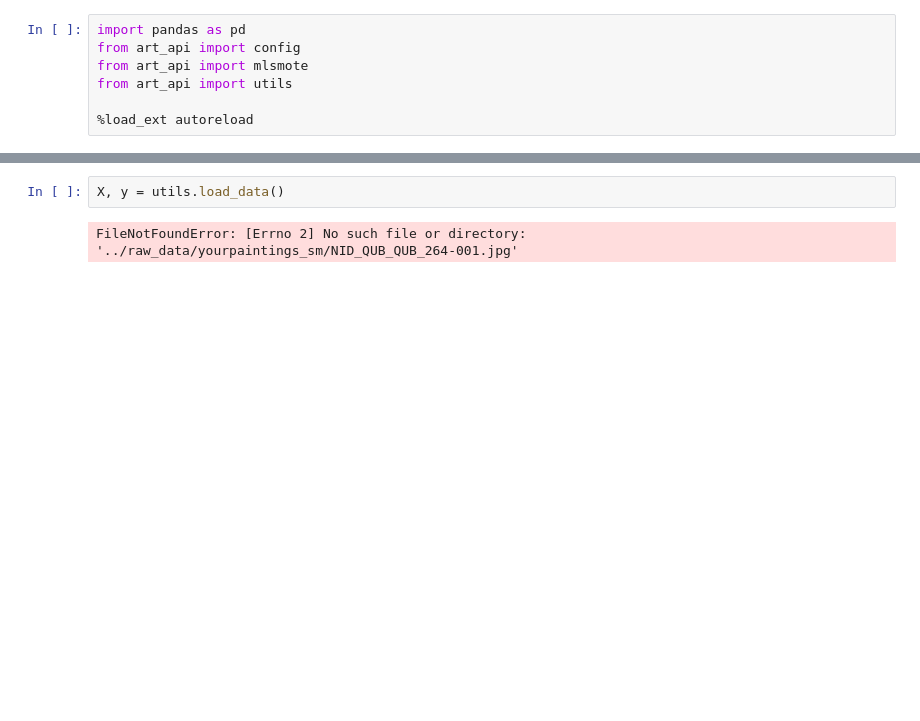
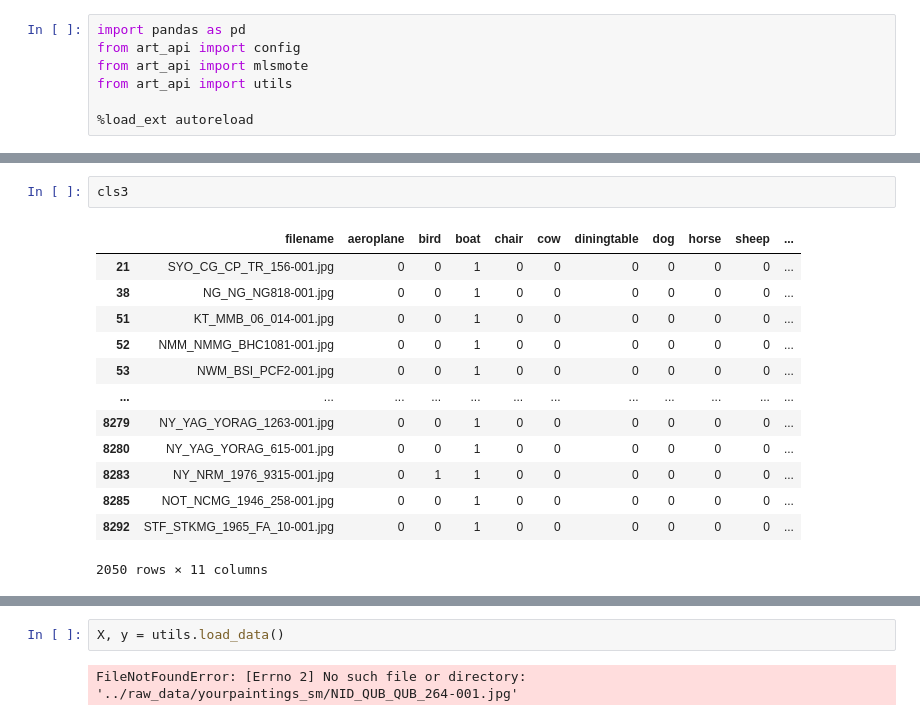
Before and after one commit to erniesg/Art-API, a Jupyter notebook: notebooks/sampling.ipynb, the cells around one changed output, grey strips where cells are left out. Drawn from its saved outputs; the diff is of its cells as text; blank space fills up the shorter version.

```diff
--- a/notebooks/sampling.ipynb
+++ b/notebooks/sampling.ipynb
@@ -11,0 +109,16 @@ print(config.PATH_YOURPAINTINGS_SM)
+# %%
+cls3
+# %% [output]
+|  | filename | aeroplane | bird | boat | chair | cow | diningtable | dog | horse | sheep | ... |
+| 21 | SYO_CG_CP_TR_156-001.jpg | 0 | 0 | 1 | 0 | 0 | 0 | 0 | 0 | 0 | ... |
+| 38 | NG_NG_NG818-001.jpg | 0 | 0 | 1 | 0 | 0 | 0 | 0 | 0 | 0 | ... |
+| 51 | KT_MMB_06_014-001.jpg | 0 | 0 | 1 | 0 | 0 | 0 | 0 | 0 | 0 | ... |
+| 52 | NMM_NMMG_BHC1081-001.jpg | 0 | 0 | 1 | 0 | 0 | 0 | 0 | 0 | 0 | ... |
+| 53 | NWM_BSI_PCF2-001.jpg | 0 | 0 | 1 | 0 | 0 | 0 | 0 | 0 | 0 | ... |
+| ... | ... | ... | ... | ... | ... | ... | ... | ... | ... | ... | ... |
+| 8279 | NY_YAG_YORAG_1263-001.jpg | 0 | 0 | 1 | 0 | 0 | 0 | 0 | 0 | 0 | ... |
+| 8280 | NY_YAG_YORAG_615-001.jpg | 0 | 0 | 1 | 0 | 0 | 0 | 0 | 0 | 0 | ... |
+| 8283 | NY_NRM_1976_9315-001.jpg | 0 | 1 | 1 | 0 | 0 | 0 | 0 | 0 | 0 | ... |
+| 8285 | NOT_NCMG_1946_258-001.jpg | 0 | 0 | 1 | 0 | 0 | 0 | 0 | 0 | 0 | ... |
+| 8292 | STF_STKMG_1965_FA_10-001.jpg | 0 | 0 | 1 | 0 | 0 | 0 | 0 | 0 | 0 | ... |
+2050 rows × 11 columns
```
Also changed, not shown: parts of 51 cells of this notebook.
